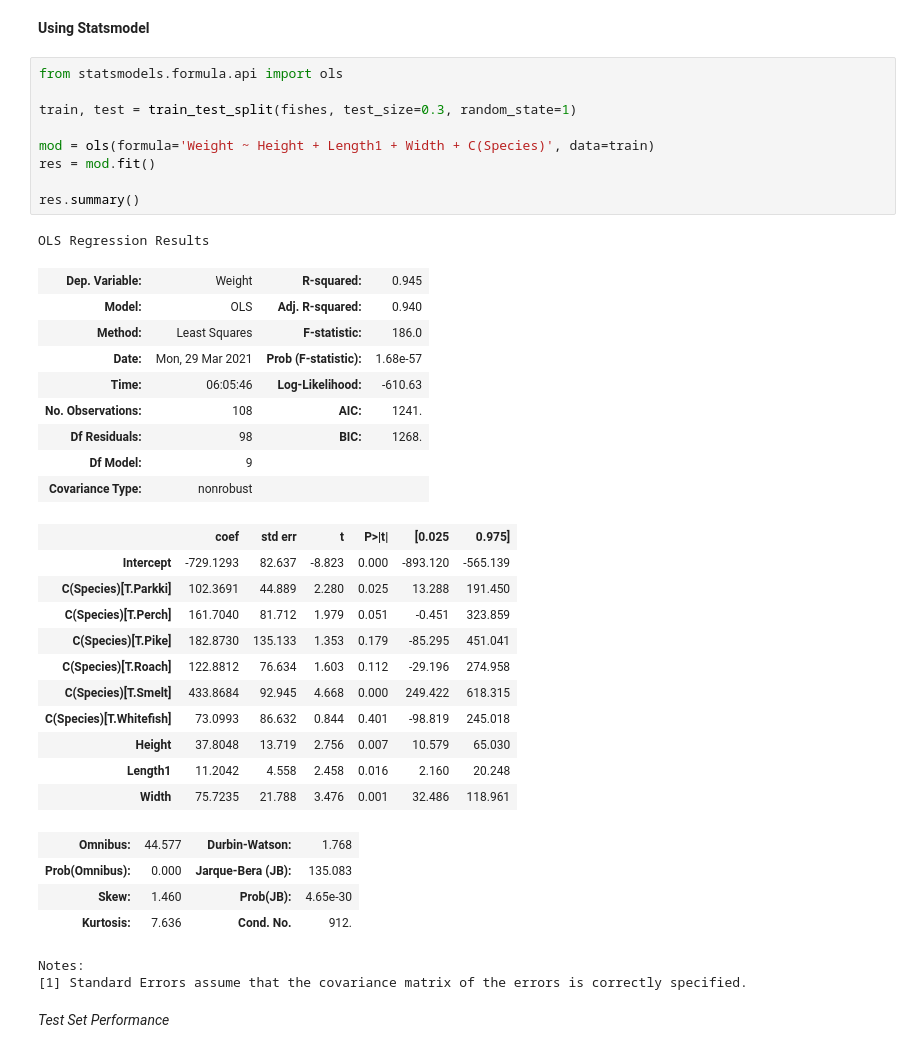
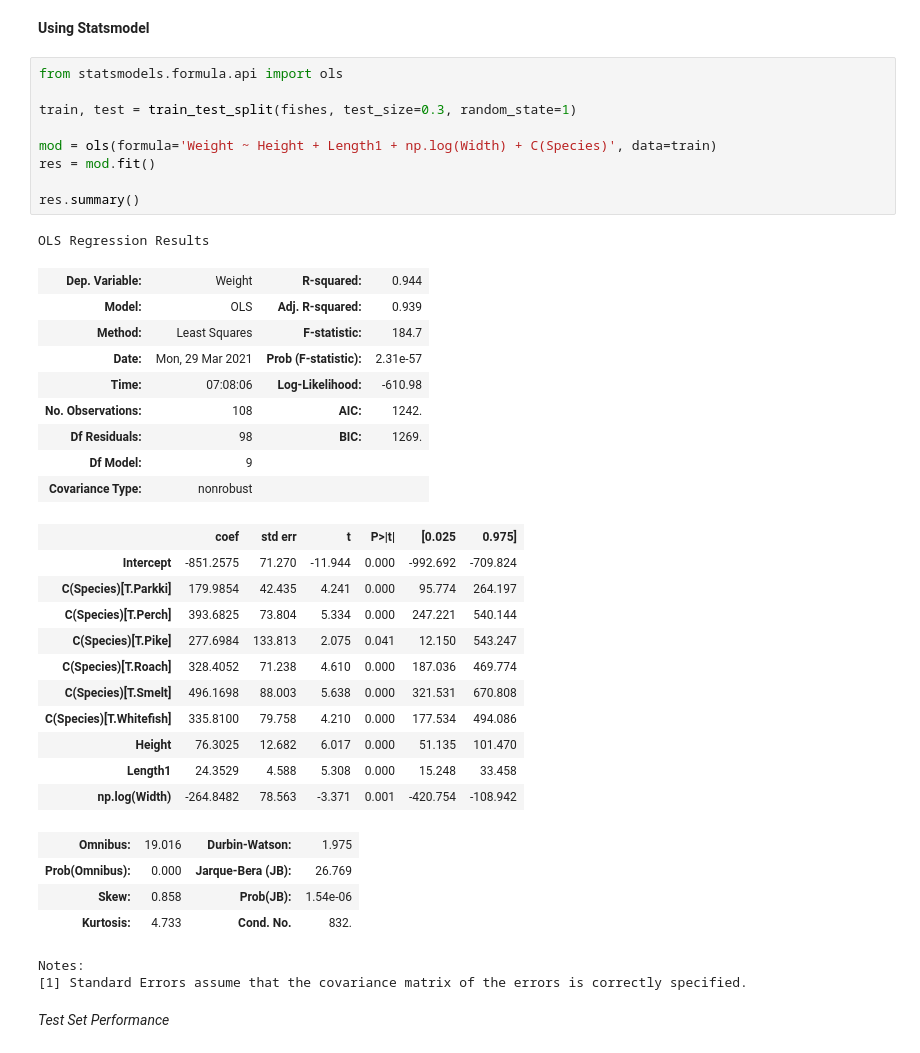
Before and after one commit to aedenj/machine-learning-explorations, a Jupyter notebook: fish-market-species/model.ipynb, the cells around one changed output. Drawn from its saved outputs; the diff is of its cells as text.

```diff
--- a/fish-market-species/model.ipynb
+++ b/fish-market-species/model.ipynb
@@ -286,38 +288,38 @@ def plot_linearity_checks(y_pred, y_test, resids):
 # %%
 from statsmodels.formula.api import ols
 
 train, test = train_test_split(fishes, test_size=0.3, random_state=1)
 
-mod = ols(formula='Weight ~ Height + Length1 + Width + C(Species)', data=train)
+mod = ols(formula='Weight ~ Height + Length1 + np.log(Width) + C(Species)', data=train)
 res = mod.fit()
 
 res.summary()
 # %% [output]
 OLS Regression Results
-| Dep. Variable: | Weight | R-squared: | 0.945 |
-| Model: | OLS | Adj. R-squared: | 0.940 |
-| Method: | Least Squares | F-statistic: | 186.0 |
-| Date: | Mon, 29 Mar 2021 | Prob (F-statistic): | 1.68e-57 |
-| Time: | 06:05:46 | Log-Likelihood: | -610.63 |
-| No. Observations: | 108 | AIC: | 1241. |
-| Df Residuals: | 98 | BIC: | 1268. |
+| Dep. Variable: | Weight | R-squared: | 0.944 |
+| Model: | OLS | Adj. R-squared: | 0.939 |
+| Method: | Least Squares | F-statistic: | 184.7 |
+| Date: | Mon, 29 Mar 2021 | Prob (F-statistic): | 2.31e-57 |
+| Time: | 07:08:06 | Log-Likelihood: | -610.98 |
+| No. Observations: | 108 | AIC: | 1242. |
+| Df Residuals: | 98 | BIC: | 1269. |
 | Df Model: | 9 |  |  |
 | Covariance Type: | nonrobust |  |  |
 |  | coef | std err | t | P>|t| | [0.025 | 0.975] |
-| Intercept | -729.1293 | 82.637 | -8.823 | 0.000 | -893.120 | -565.139 |
-| C(Species)[T.Parkki] | 102.3691 | 44.889 | 2.280 | 0.025 | 13.288 | 191.450 |
-| C(Species)[T.Perch] | 161.7040 | 81.712 | 1.979 | 0.051 | -0.451 | 323.859 |
-| C(Species)[T.Pike] | 182.8730 | 135.133 | 1.353 | 0.179 | -85.295 | 451.041 |
-| C(Species)[T.Roach] | 122.8812 | 76.634 | 1.603 | 0.112 | -29.196 | 274.958 |
-| C(Species)[T.Smelt] | 433.8684 | 92.945 | 4.668 | 0.000 | 249.422 | 618.315 |
-| C(Species)[T.Whitefish] | 73.0993 | 86.632 | 0.844 | 0.401 | -98.819 | 245.018 |
-| Height | 37.8048 | 13.719 | 2.756 | 0.007 | 10.579 | 65.030 |
-| Length1 | 11.2042 | 4.558 | 2.458 | 0.016 | 2.160 | 20.248 |
-| Width | 75.7235 | 21.788 | 3.476 | 0.001 | 32.486 | 118.961 |
+| Intercept | -851.2575 | 71.270 | -11.944 | 0.000 | -992.692 | -709.824 |
+| C(Species)[T.Parkki] | 179.9854 | 42.435 | 4.241 | 0.000 | 95.774 | 264.197 |
+| C(Species)[T.Perch] | 393.6825 | 73.804 | 5.334 | 0.000 | 247.221 | 540.144 |
+| C(Species)[T.Pike] | 277.6984 | 133.813 | 2.075 | 0.041 | 12.150 | 543.247 |
+| C(Species)[T.Roach] | 328.4052 | 71.238 | 4.610 | 0.000 | 187.036 | 469.774 |
+| C(Species)[T.Smelt] | 496.1698 | 88.003 | 5.638 | 0.000 | 321.531 | 670.808 |
+| C(Species)[T.Whitefish] | 335.8100 | 79.758 | 4.210 | 0.000 | 177.534 | 494.086 |
+| Height | 76.3025 | 12.682 | 6.017 | 0.000 | 51.135 | 101.470 |
+| Length1 | 24.3529 | 4.588 | 5.308 | 0.000 | 15.248 | 33.458 |
+| np.log(Width) | -264.8482 | 78.563 | -3.371 | 0.001 | -420.754 | -108.942 |
-| Omnibus: | 44.577 | Durbin-Watson: | 1.768 |
-| Prob(Omnibus): | 0.000 | Jarque-Bera (JB): | 135.083 |
-| Skew: | 1.460 | Prob(JB): | 4.65e-30 |
-| Kurtosis: | 7.636 | Cond. No. | 912. |
+| Omnibus: | 19.016 | Durbin-Watson: | 1.975 |
+| Prob(Omnibus): | 0.000 | Jarque-Bera (JB): | 26.769 |
+| Skew: | 0.858 | Prob(JB): | 1.54e-06 |
+| Kurtosis: | 4.733 | Cond. No. | 832. |
 Notes:
 [1] Standard Errors assume that the covariance matrix of the errors is correctly specified.
 # %% [markdown]
```
Also changed, not shown: parts of 11 cells of this notebook.
